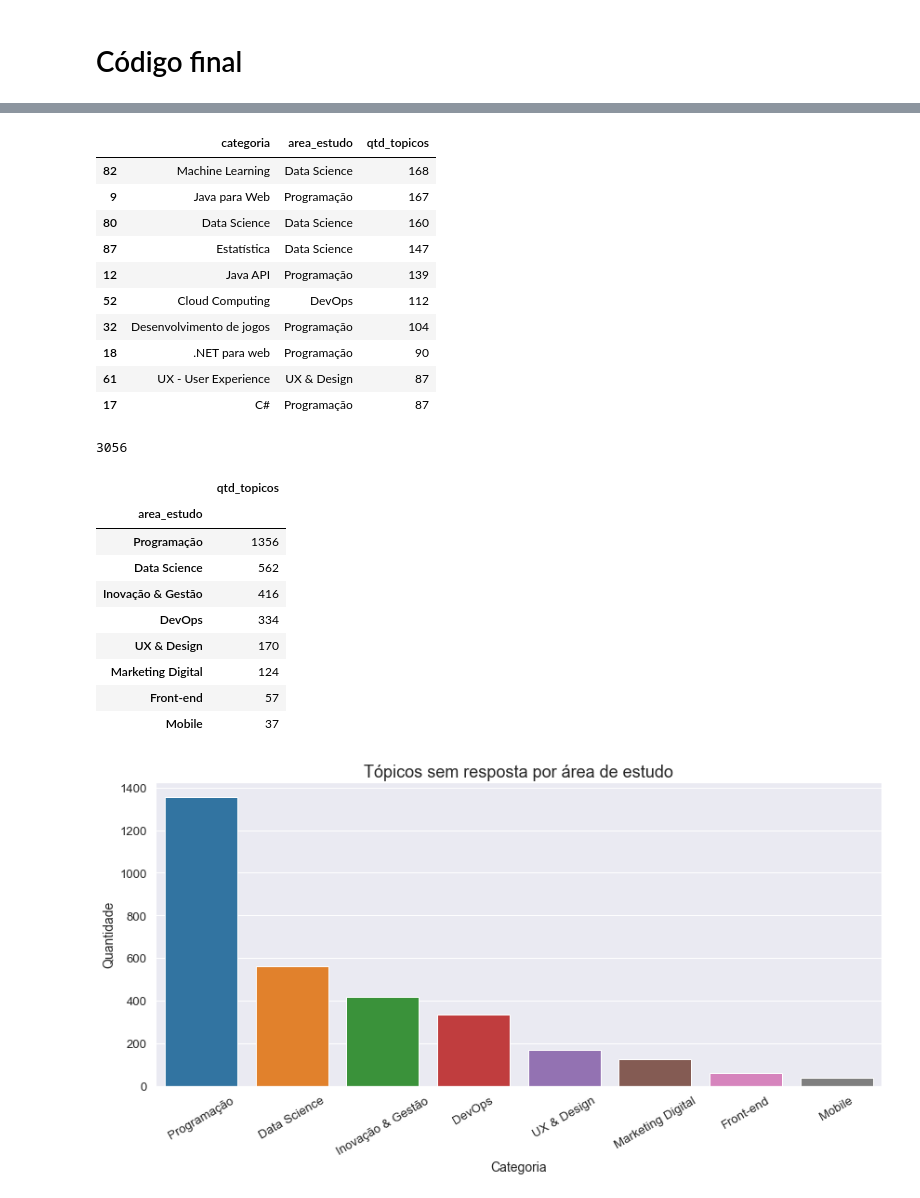
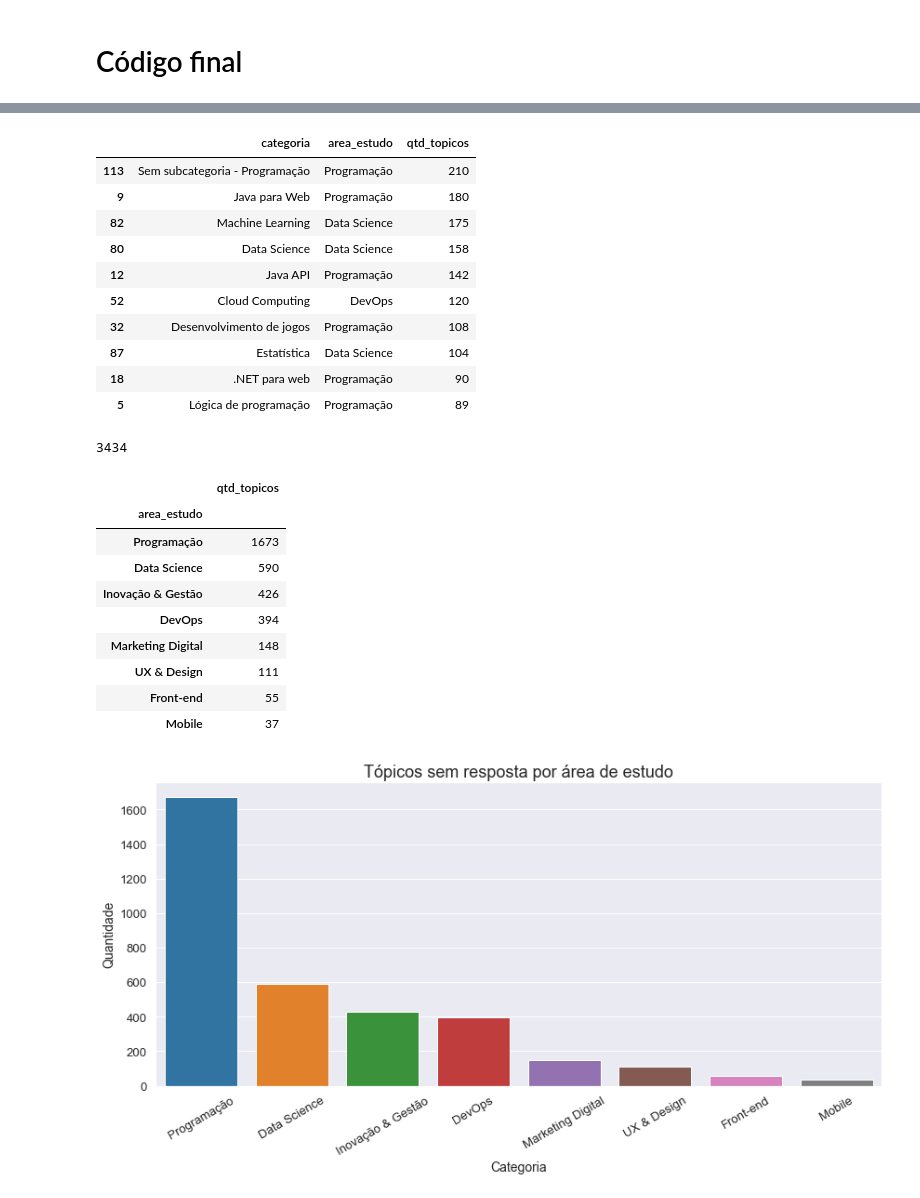
Before and after one commit to Joaovmir/scraping_forum, a Jupyter notebook: Scraping Fórum Alura.ipynb, the cells around one changed output, grey strips where cells are left out. Saved outputs shown, nothing was run; the diff lists cells and outputs as text; code cells hidden in the pictures.

Commit message:
Resolvendo o problema de tópicos sem subcategoria

```diff
--- a/Scraping Fórum Alura.ipynb
+++ b/Scraping Fórum Alura.ipynb
@@ -217,6 +260,7 @@ html = response.read().decode('utf-8')
 soup = BeautifulSoup(html, 'html.parser')
 
 categorias = soup.find_all('a', {'class': 'dashboard-list-subcategory-link'})
+areas_estudo = soup.find_all('a', {'class': 'dashboard-category-name-text'})
 
 dataframe = []
 
@@ -245,6 +289,42 @@ for categoria in categorias:
     dataframe.append(linha)
 
 dados = pd.DataFrame(dataframe)
+
+tabela_areas_estudo = dados.groupby('area_estudo').sum().sort_values(by='qtd_topicos',ascending=False)
+
+dataframe = []
+for area_estudo in areas_estudo:
+    linha = {}
+    linha['categoria'] = f'Sem subcategoria - {area_estudo.get_text(strip = True)}'
+    nome_area = area_estudo.get_text(strip = True)
+    linha['area_estudo'] = nome_area
+    url = 'https://cursos.alura.com.br/' + area_estudo.get('href').replace('/todos', '/sem-resposta')
+    req = Request(url, headers = headers)
+    response = urlopen(req)
+    html = response.read().decode('utf-8')
+    soupcat = BeautifulSoup(html, 'html.parser')
+    try:
+        ult_pag = soupcat.find('nav', {'class' :'busca-paginacao-links'}).get_text().split()[-1]
+        url += '/' + ult_pag
+        req = Request(url, headers = headers)
+        response = urlopen(req)
+        html = response.read().decode('utf-8')
+        soupcatult = BeautifulSoup(html, 'html.parser')
+        num_top = len(soupcatult.find_all('div', {'class': {'forumList-item-subject'}}))
+        num_ult_pag = int(ult_pag)
+        qtd_topicos = (num_top + (num_ult_pag-1)*20)
+        soma_sub = int(tabela_areas_estudo.query(f"area_estudo =='{nome_area}'")['qtd_topicos'])
+        linha['qtd_topicos'] = qtd_topicos - soma_sub
+    except:
+        num_top = len(soupcat.find_all('div', {'class': {'forumList-item-subject'}}))
+        qtd_topicos = num_top
+        soma_sub = int(tabela_areas_estudo.query(f"area_estudo =='{nome_area}'")['qtd_topicos'])
+        linha['qtd_topicos'] = qtd_topicos - soma_sub
+    dataframe.append(linha)
+
+registros_area_estudo = pd.DataFrame(dataframe)
+dados = pd.concat([dados, registros_area_estudo], ignore_index=True)
+
 dados.to_csv('./dados/topicos_sem_resposta.csv', sep = ',', index = False,encoding='utf-8-sig')
 dados
 # %% [output]
@@ -281,42 +361,42 @@ plt.xticks(rotation=30);
 dados.head(10)
 # %% [output]
 |  | categoria | area_estudo | qtd_topicos |
-| 82 | Machine Learning | Data Science | 168 |
-| 9 | Java para Web | Programação | 167 |
-| 80 | Data Science | Data Science | 160 |
-| 87 | Estatística | Data Science | 147 |
-| 12 | Java API | Programação | 139 |
-| 52 | Cloud Computing | DevOps | 112 |
-| 32 | Desenvolvimento de jogos | Programação | 104 |
+| 113 | Sem subcategoria - Programação | Programação | 210 |
+| 9 | Java para Web | Programação | 180 |
+| 82 | Machine Learning | Data Science | 175 |
+| 80 | Data Science | Data Science | 158 |
+| 12 | Java API | Programação | 142 |
+| 52 | Cloud Computing | DevOps | 120 |
+| 32 | Desenvolvimento de jogos | Programação | 108 |
+| 87 | Estatística | Data Science | 104 |
 | 18 | .NET para web | Programação | 90 |
-| 61 | UX - User Experience | UX & Design | 87 |
-| 17 | C# | Programação | 87 |
+| 5 | Lógica de programação | Programação | 89 |
 # %%
 dados['qtd_topicos'].sum()
 # %% [output]
-3056
+3434
 # %%
-areas_estudo = dados.groupby('area_estudo').sum().sort_values(by='qtd_topicos',ascending=False)
-areas_estudo
+tabela_areas_estudo = dados.groupby('area_estudo').sum().sort_values(by='qtd_topicos',ascending=False)
+tabela_areas_estudo
 # %% [output]
 |  | qtd_topicos |
 | area_estudo |  |
-| Programação | 1356 |
-| Data Science | 562 |
-| Inovação & Gestão | 416 |
-| DevOps | 334 |
-| UX & Design | 170 |
-| Marketing Digital | 124 |
-| Front-end | 57 |
+| Programação | 1673 |
+| Data Science | 590 |
+| Inovação & Gestão | 426 |
+| DevOps | 394 |
+| Marketing Digital | 148 |
+| UX & Design | 111 |
+| Front-end | 55 |
 | Mobile | 37 |
 # %%
 sns.set_style('darkgrid')
 sns.set_context("notebook", font_scale=1.2)
-ax = sns.barplot(x= areas_estudo.index, y='qtd_topicos', data = areas_estudo)
+ax = sns.barplot(x= tabela_areas_estudo.index, y='qtd_topicos', data = tabela_areas_estudo)
 ax.figure.set_size_inches(14,6)
 ax.set_title('Tópicos sem resposta por área de estudo', fontsize = 18)
 ax.set_ylabel('Quantidade', fontsize = 14)
 ax.set_xlabel('Categoria', fontsize = 14)
 plt.xticks(rotation=30);
 # %% [output]
-[figure, old version]
+[figure, new version]
```
Also changed, not shown: parts of 7 cells of this notebook.
